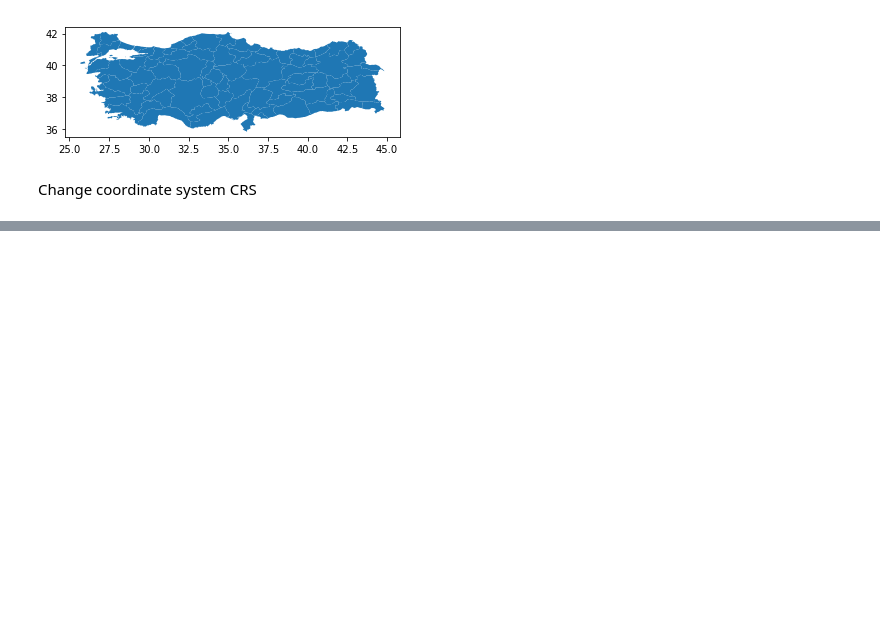
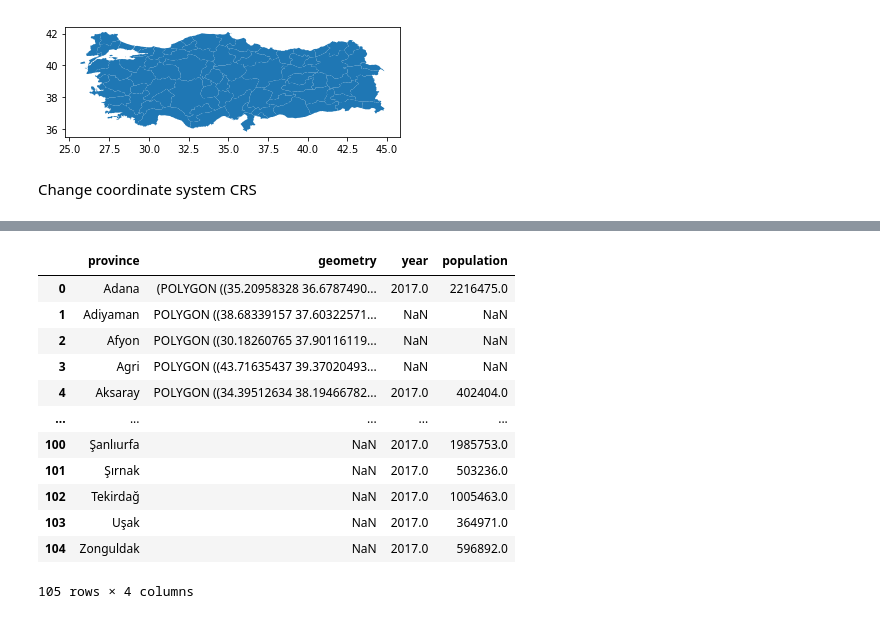
Before and after one commit to ctukel/Geopandas-projects, a Jupyter notebook: Turkeys_population.ipynb, the cells around one changed output, grey strips where cells are left out. Drawn from its saved outputs; the diff is of its cells as text; code cells hidden in the pictures; blank space fills up the shorter version.

Commit message:
Join tables

```diff
--- a/Turkeys_population.ipynb
+++ b/Turkeys_population.ipynb
@@ -47,0 +58,4 @@ provinces
+# %%
+df = pd.read_csv("data/turkey_population.csv", sep='|', usecols=["year", "province", "population"]
+                , index_col=False, header=None, skiprows=5, encoding = 'utf-8'
+                , names=['year', 'province', 'population', 'value'])
@@ -47,0 +92,18 @@ provinces
+# %%
+province_pop = pd.merge(provinces, df_year2017, on='province', how='outer')
+province_pop.to_csv("data/turkey_population_new.csv", encoding = 'utf-8')
+province_pop
+# %% [output]
+|  | province | geometry | year | population |
+| 0 | Adana | (POLYGON ((35.20958328 36.6787490... | 2017.0 | 2216475.0 |
+| 1 | Adiyaman | POLYGON ((38.68339157 37.60322571... | NaN | NaN |
+| 2 | Afyon | POLYGON ((30.18260765 37.90116119... | NaN | NaN |
+| 3 | Agri | POLYGON ((43.71635437 39.37020493... | NaN | NaN |
+| 4 | Aksaray | POLYGON ((34.39512634 38.19466782... | 2017.0 | 402404.0 |
+| ... | ... | ... | ... | ... |
+| 100 | Şanlıurfa | NaN | 2017.0 | 1985753.0 |
+| 101 | Şırnak | NaN | 2017.0 | 503236.0 |
+| 102 | Tekirdağ | NaN | 2017.0 | 1005463.0 |
+| 103 | Uşak | NaN | 2017.0 | 364971.0 |
+| 104 | Zonguldak | NaN | 2017.0 | 596892.0 |
+105 rows × 4 columns
```
Also changed, not shown: parts of 14 cells of this notebook.
